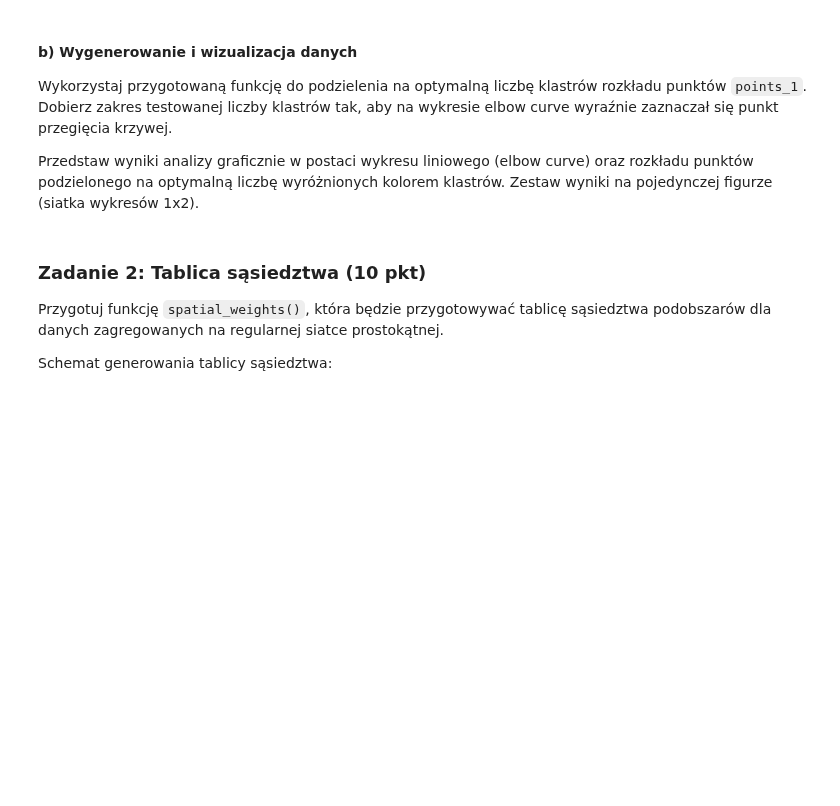
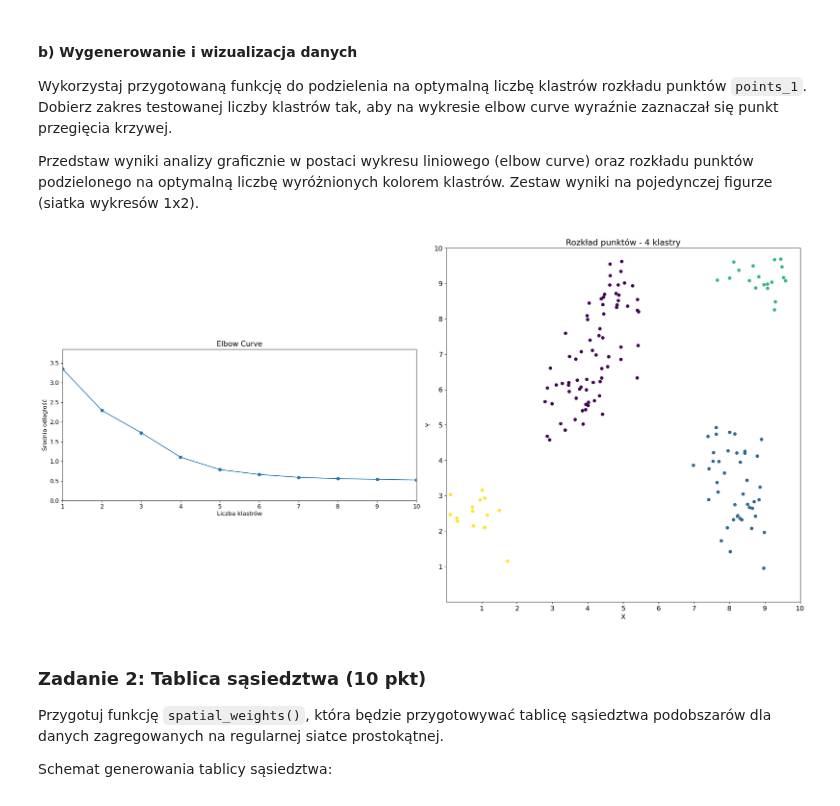
Before and after one commit to kubanskan/ADP, a Jupyter notebook: ZZ6-KlasteryzacjaIAutokorelacjaDanych/ZZ06.ipynb, the cells around one changed output. Cells and saved outputs as stored; diff of their text form; code cells hidden in the pictures; blank space fills up the shorter version.

```diff
--- a/ZZ6-KlasteryzacjaIAutokorelacjaDanych/ZZ06.ipynb
+++ b/ZZ6-KlasteryzacjaIAutokorelacjaDanych/ZZ06.ipynb
@@ -138,7 +150,37 @@ Wykorzystaj przygotowaną funkcję do podzielenia na optymalną liczbę klastró
 Przedstaw wyniki analizy graficznie w postaci wykresu liniowego (elbow curve) oraz rozkładu punktów podzielonego na optymalną liczbę wyróżnionych kolorem klastrów. Zestaw wyniki na pojedynczej figurze (siatka wykresów 1x2).
 # %%
 # YOUR CODE HERE
-raise NotImplementedError()
+
+clusters, elbow_curve = k_means_elbow_curve_test(points_1, [1, 10])
+
+fig, ax = plt.subplots(1, 2, figsize=(22, 11))
+
+# Elbow Curve
+ax[0].plot(elbow_curve['N'], elbow_curve['D(N)'], marker='o')
+ax[0].set_title('Elbow Curve', fontsize=15)
+ax[0].set_xlabel('Liczba klastrów', fontsize=12)
+ax[0].set_ylabel('Średnia odległość', fontsize=12)
+ax[0].tick_params(axis='both', labelsize=12)
+ax[0].axis("square")
+ax[0].set_xlim([1,10])
+ax[0].set_ylim([0, elbow_curve['D(N)'].max() + 0.5])
+
+
+# Scatter plot with optimal number of clusters
+ax[1].scatter(points_1['X'], points_1['Y'], c=clusters['4'], cmap='viridis')
+ax[1].set_title('Rozkład punktów - 4 klastry', fontsize=17)
+ax[1].set_xlabel('X', fontsize=14)
+ax[1].set_ylabel('Y', fontsize=14)
+ax[1].tick_params(axis='both', labelsize=14)
+ax[1].set_xticks(range(1, 11))
+ax[1].set_yticks(range(1, 11))
+ax[1].axis("square")
+ax[1].set_xlim([0, 10])
+ax[1].set_ylim([0, 10])
+
+plt.tight_layout()
+# %% [output]
+[figure, added]
 # %% [markdown]
 ### Zadanie 2: Tablica sąsiedztwa (10 pkt)
 
```
Also changed, not shown: parts of 1 cell of this notebook.
